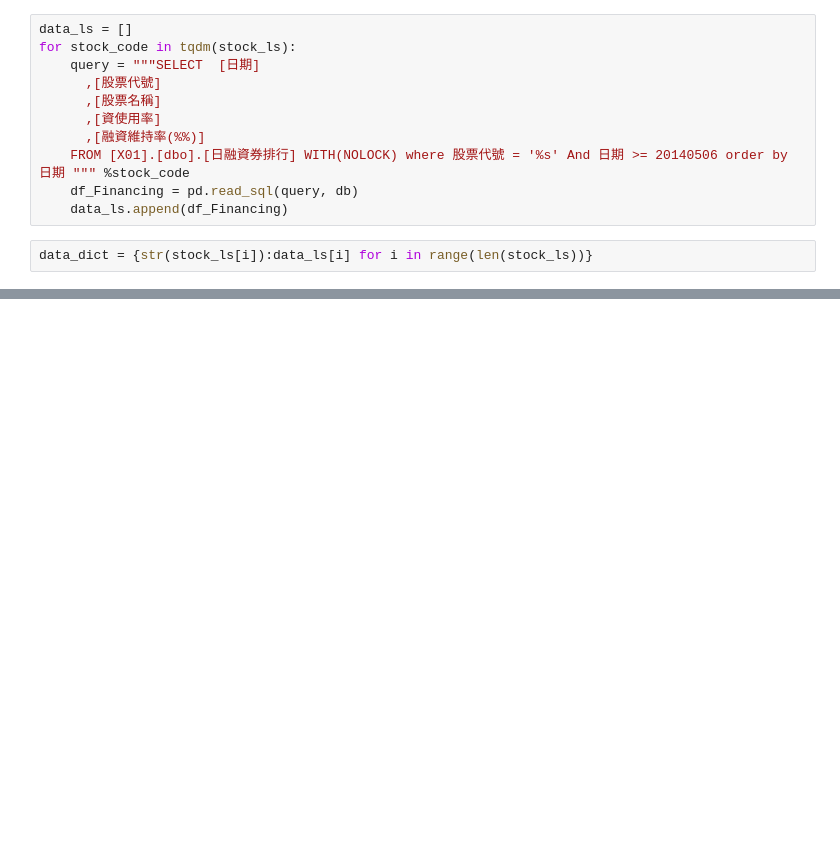
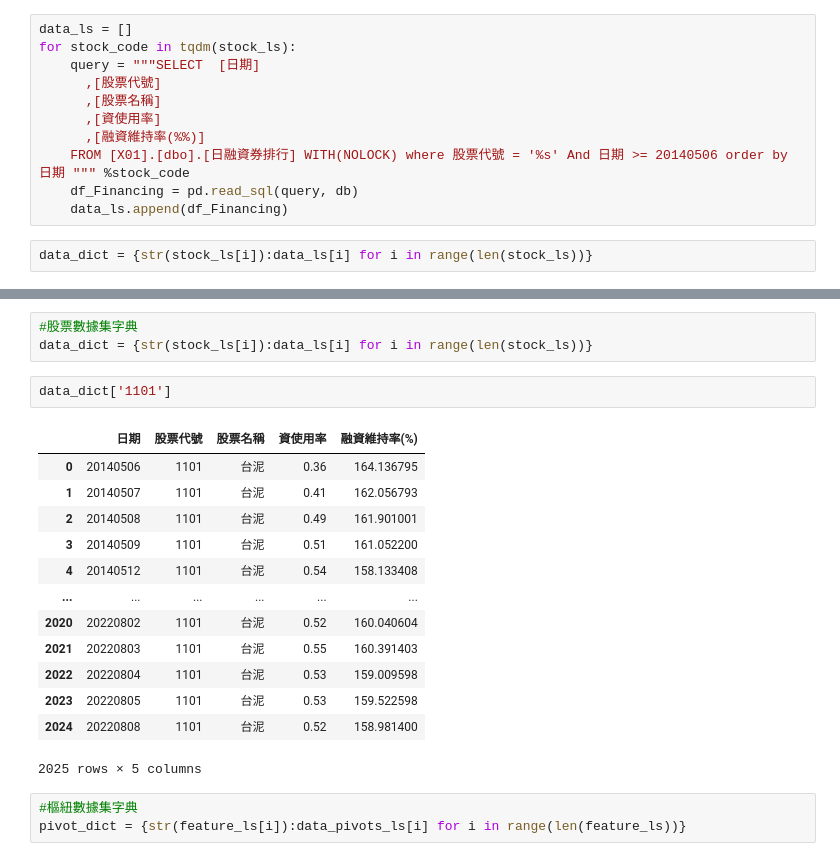
Before and after one commit to ErebusTW/Merge-by-date, a Jupyter notebook: 按日期合併.ipynb, the cells around one changed output, grey strips where cells are left out. Cells and saved outputs as stored; diff of their text form; blank space fills up the shorter version.

```diff
--- a/按日期合併.ipynb
+++ b/按日期合併.ipynb
@@ -343,0 +365,22 @@ data_dict = {str(stock_ls[i]):data_ls[i] for i in range(len(stock_ls))}
+# %%
+#股票數據集字典
+data_dict = {str(stock_ls[i]):data_ls[i] for i in range(len(stock_ls))}
+# %%
+data_dict['1101']
+# %% [output]
+|  | 日期 | 股票代號 | 股票名稱 | 資使用率 | 融資維持率(%) |
+| 0 | 20140506 | 1101 | 台泥 | 0.36 | 164.136795 |
+| 1 | 20140507 | 1101 | 台泥 | 0.41 | 162.056793 |
+| 2 | 20140508 | 1101 | 台泥 | 0.49 | 161.901001 |
+| 3 | 20140509 | 1101 | 台泥 | 0.51 | 161.052200 |
+| 4 | 20140512 | 1101 | 台泥 | 0.54 | 158.133408 |
+| ... | ... | ... | ... | ... | ... |
+| 2020 | 20220802 | 1101 | 台泥 | 0.52 | 160.040604 |
+| 2021 | 20220803 | 1101 | 台泥 | 0.55 | 160.391403 |
+| 2022 | 20220804 | 1101 | 台泥 | 0.53 | 159.009598 |
+| 2023 | 20220805 | 1101 | 台泥 | 0.53 | 159.522598 |
+| 2024 | 20220808 | 1101 | 台泥 | 0.52 | 158.981400 |
+2025 rows × 5 columns
+# %%
+#樞紐數據集字典
+pivot_dict = {str(feature_ls[i]):data_pivots_ls[i] for i in range(len(feature_ls))}
```
Also changed, not shown: parts of 7 cells of this notebook.
